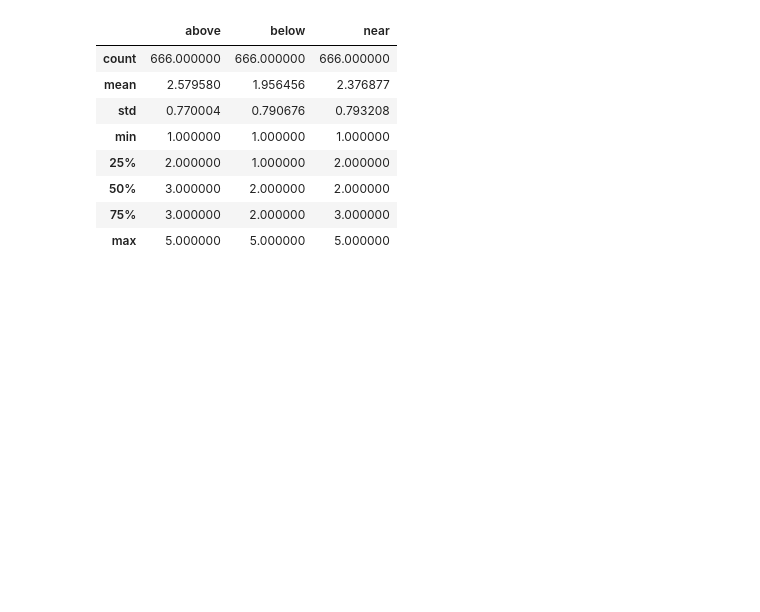
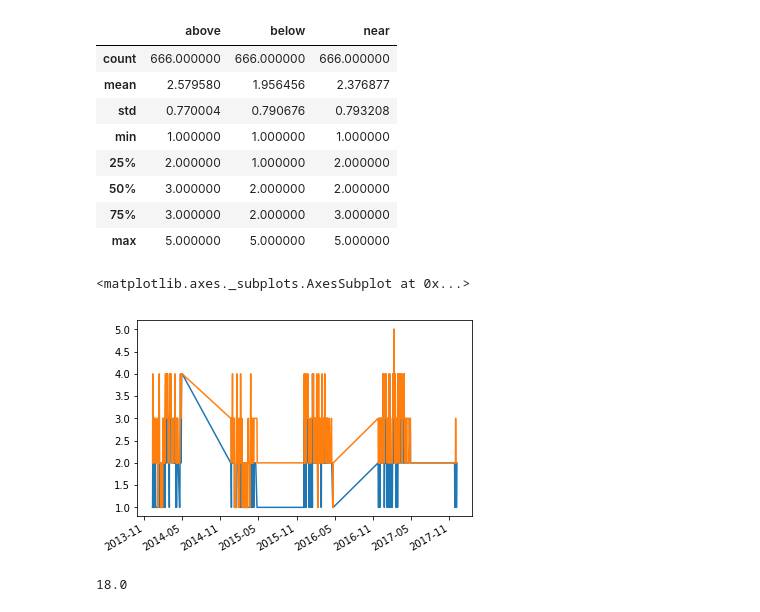
Before and after one commit to notsambeck/avalanche, a Jupyter notebook: avalanche_eda.ipynb, the cells around one changed output. Drawn from its saved outputs; the diff is of its cells as text; code cells hidden in the pictures; blank space fills up the shorter version.

```diff
--- a/avalanche_eda.ipynb
+++ b/avalanche_eda.ipynb
@@ -44,3 +45,15 @@ df.describe()
 | 50% | 3.000000 | 2.000000 | 2.000000 |
 | 75% | 3.000000 | 2.000000 | 3.000000 |
 | max | 5.000000 | 5.000000 | 5.000000 |
+# %%
+df.below.plot()
+df.above.plot()
+# hey it worked!
+# %% [output]
+<matplotlib.axes._subplots.AxesSubplot at 0x...>
+[figure, added]
+# %%
+import numpy as np
+np.median(df.index.hour)  # at 6:00pm is it the forecast for tomorrow; what about midnight? or 6am?
+# %% [output]
+18.0
```
Also changed, not shown: parts of 8 cells of this notebook, 1 other file.
